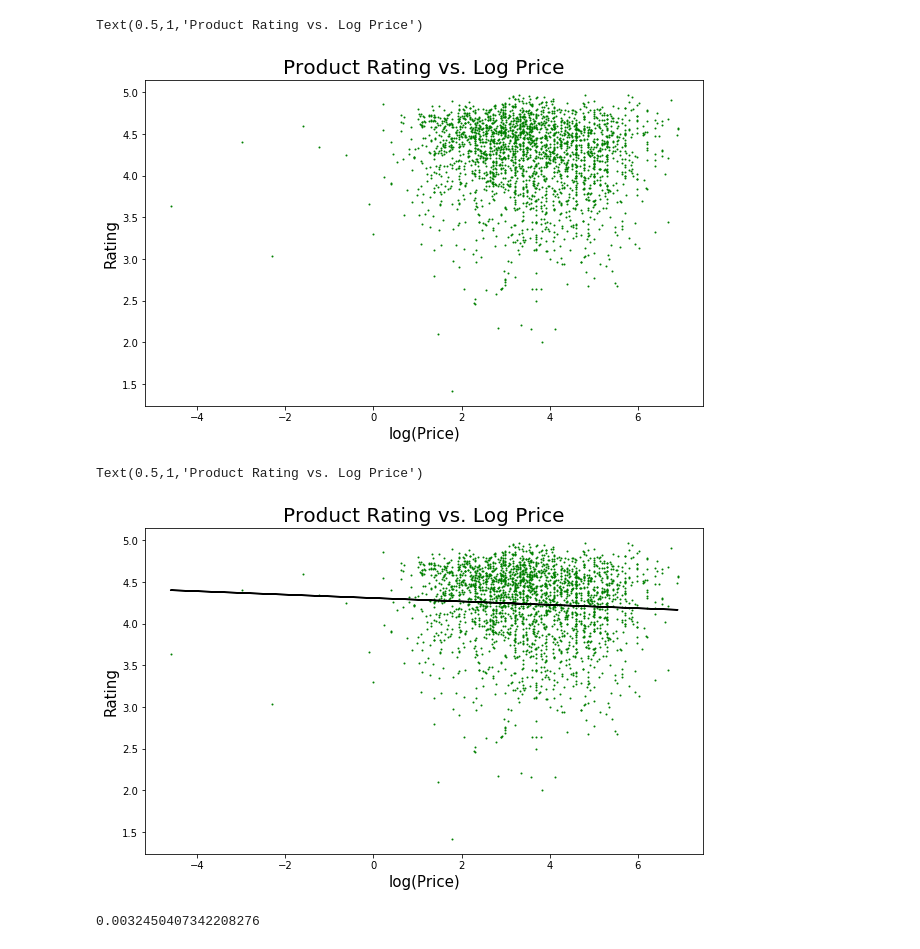
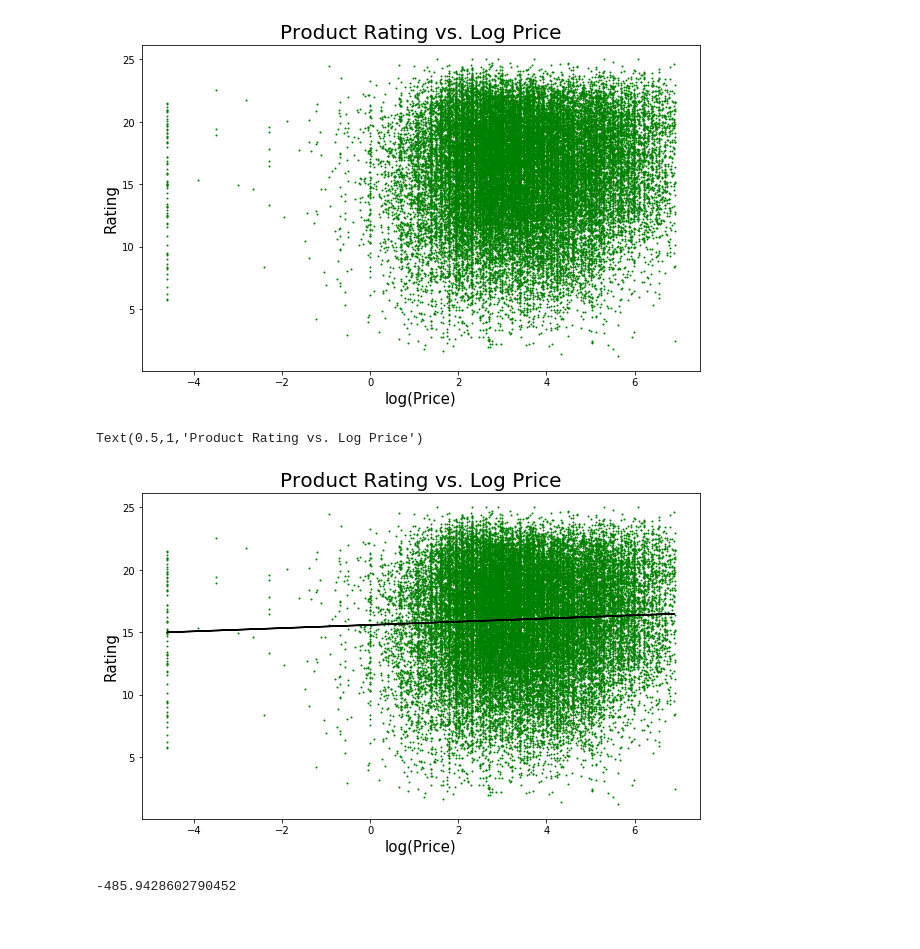
Before and after one commit to NicholasStern/Stat139_Final_Project, a Jupyter notebook: amazon_load.ipynb, the cells around one changed output. Saved outputs shown, nothing was run; the diff lists cells and outputs as text; code cells hidden in the pictures.

```diff
--- a/amazon_load.ipynb
+++ b/amazon_load.ipynb
@@ -23,3 +20,12 @@ df_reviews = getDF('reviews_Musical_Instruments.json.gz')
+# %%
+# df_meta = getDF('data/music/meta_Musical_Instruments.json.gz')
+# df_reviews = getDF('data/music/reviews_Musical_Instruments.json.gz')
+# df_meta = getDF('data/baby/meta_Baby.json.gz')
+# df_reviews = getDF('data/baby/reviews_Baby.json.gz')
+# df_meta = getDF('data/sports/meta_Sports_and_Outdoors.json.gz')
+# df_reviews = getDF('data/sports/reviews_Sports_and_Outdoors.json.gz')
+df_meta = getDF('data/electronics/meta_Electronics.json.gz')
+df_reviews = getDF('data/electronics/reviews_Electronics.json.gz')
 # %%
 # Drop indices where price = Null
 print('Number of Products: ', df_meta.shape[0])
@@ -71,32 +86,32 @@ Text(0.5,1,'Product Rating vs. Price')
 # %%
 fig, ax = plt.subplots(figsize=(10,6))
-ax.scatter(np.log(ff_df.price), ff_df.overall, c='g', s=1)
+ax.scatter(np.log(ff_df.price), ff_df.overall**2, c='g', s=1)
 ax.set_xlabel('log(Price)', fontsize=15)
 ax.set_ylabel('Rating', fontsize=15)
 ax.set_title('Product Rating vs. Log Price', fontsize=20)
+plt.savefig('prod_rating_vs_logprice.png')
 # %% [output]
-Text(0.5,1,'Product Rating vs. Log Price')
-[figure, old version]
+[figure, new version]
 # %%
 X_data = np.log(ff_df.price).values.reshape(-1,1)
-y_data = ff_df.overall
+y_data = ff_df.overall**2
 lm = LinearRegression().fit(X_data, y_data)
 y_pred = lm.predict(X_data)
 # %%
 fig, ax = plt.subplots(figsize=(10,6))
-ax.scatter(np.log(ff_df.price), ff_df.overall, c='g', s=1)
+ax.scatter(np.log(ff_df.price), ff_df.overall**2, c='g', s=1)
 ax.plot(np.log(ff_df.price), y_pred, 'k-')
 ax.set_xlabel('log(Price)', fontsize=15)
 ax.set_ylabel('Rating', fontsize=15)
 ax.set_title('Product Rating vs. Log Price', fontsize=20)
 # %% [output]
 Text(0.5,1,'Product Rating vs. Log Price')
-[figure, old version]
+[figure, new version]
 # %%
 from sklearn.metrics import r2_score
 r2_score(ff_df.overall, y_pred)
 # %% [output]
-0.0032450407342208276
+-485.9428602790452
 # %%
 fig, ax = plt.subplots(figsize=(10,6))
 ax.hist(ff_df.overall, 20)
```
Also changed, not shown: parts of 12 cells of this notebook, 7 other files.
